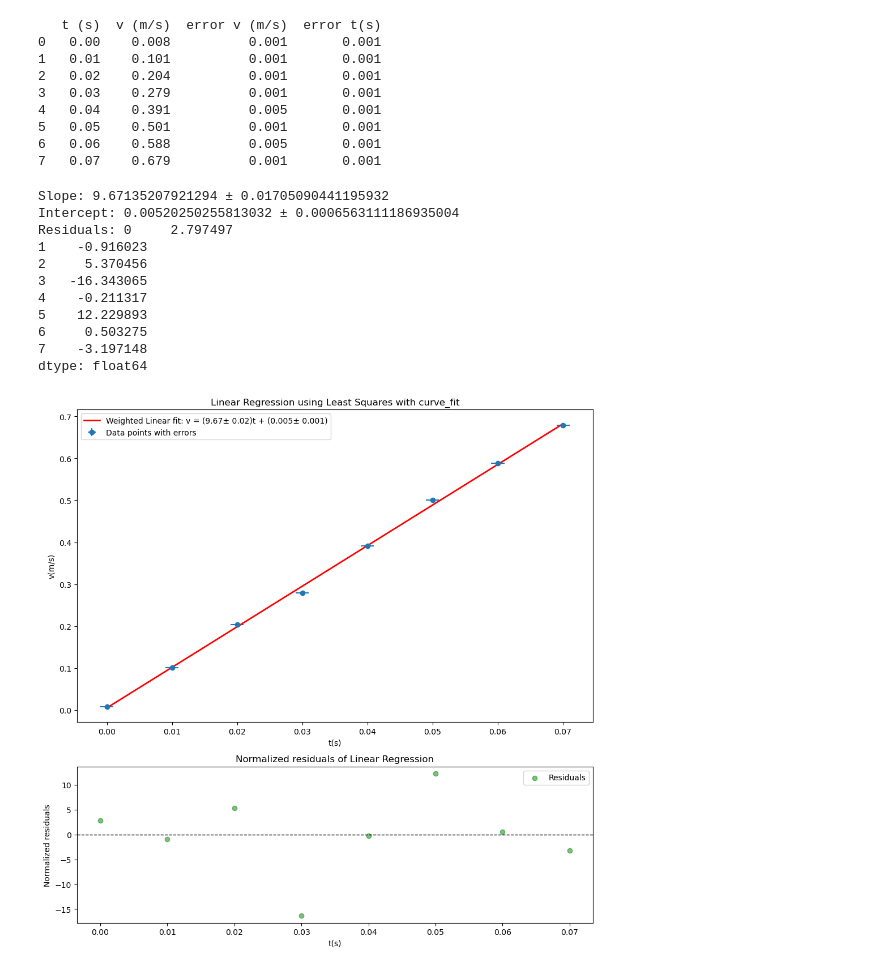
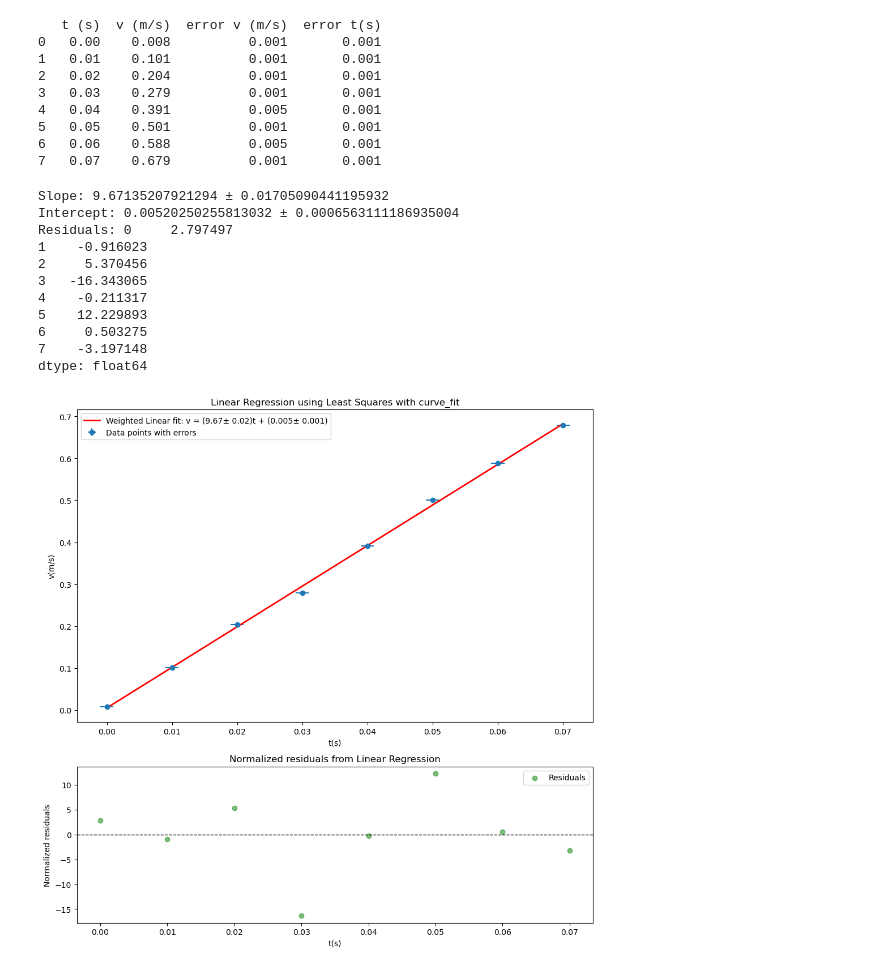
Before and after one commit to roelrou/Kinematics, a Jupyter notebook: Weighted_linear_regression_curve_fit.ipynb, the cells around one changed output. Saved outputs shown, nothing was run; the diff lists cells and outputs as text; code cells hidden in the pictures.

```diff
--- a/Weighted_linear_regression_curve_fit.ipynb
+++ b/Weighted_linear_regression_curve_fit.ipynb
@@ -59,32 +59,32 @@ ax1.plot(x, Y_pred, color='red', linewidth=2, label=f'Weighted Linear fit: v = (
 
 ax1.set_xlabel('t(s)')
 ax1.set_ylabel('v(m/s)')
 ax1.legend(loc='upper left')
 ax1.set_title('Linear Regression using Least Squares with curve_fit')
 
 # Plot normalized residuals
 ax2.scatter(x, residuals, color='green', alpha=0.5, label='Residuals')
 ax2.axhline(0, color='black', linewidth=1, linestyle='--')
 ax2.set_xlabel('t(s)')
 ax2.set_ylabel('Normalized residuals')
 ax2.legend(loc='upper right')
-ax2.set_title('Normalized residuals of Linear Regression')
+ax2.set_title('Normalized residuals from Linear Regression')
 
 plt.tight_layout()
 
 # Save the figure as a PDF file
 plt.savefig('Weighted_linear_regression_with_normalized_residuals_curve_fit.pdf', format='pdf')
 plt.show()
 # %% [output]
 Slope: 9.67135207921294 ± 0.01705090441195932
 Intercept: 0.00520250255813032 ± 0.0006563111186935004
 Residuals: 0     2.797497
 1    -0.916023
 2     5.370456
 3   -16.343065
 4    -0.211317
 5    12.229893
 6     0.503275
 7    -3.197148
 dtype: float64
-[figure, old version]
+[figure, new version]
```
Also changed, not shown: 3 other files.
